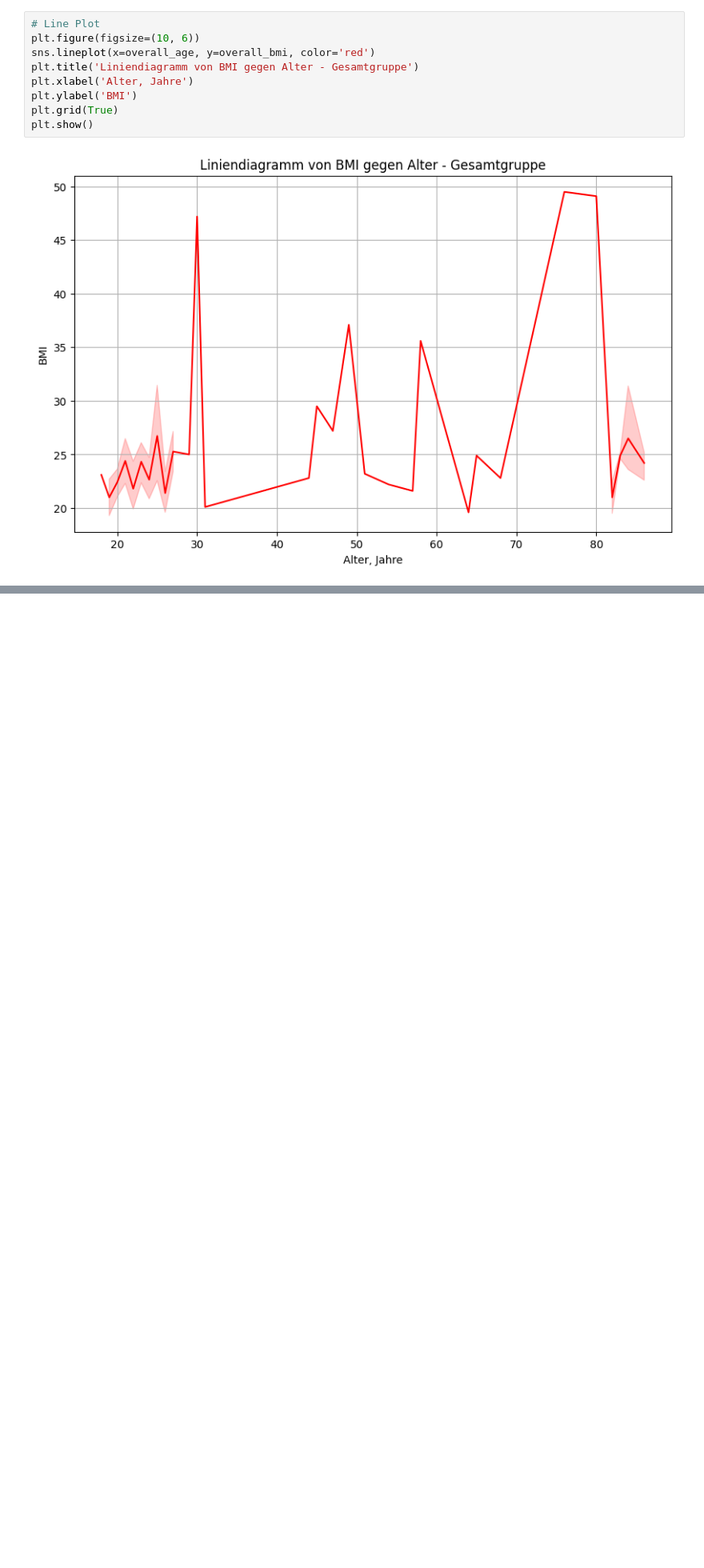
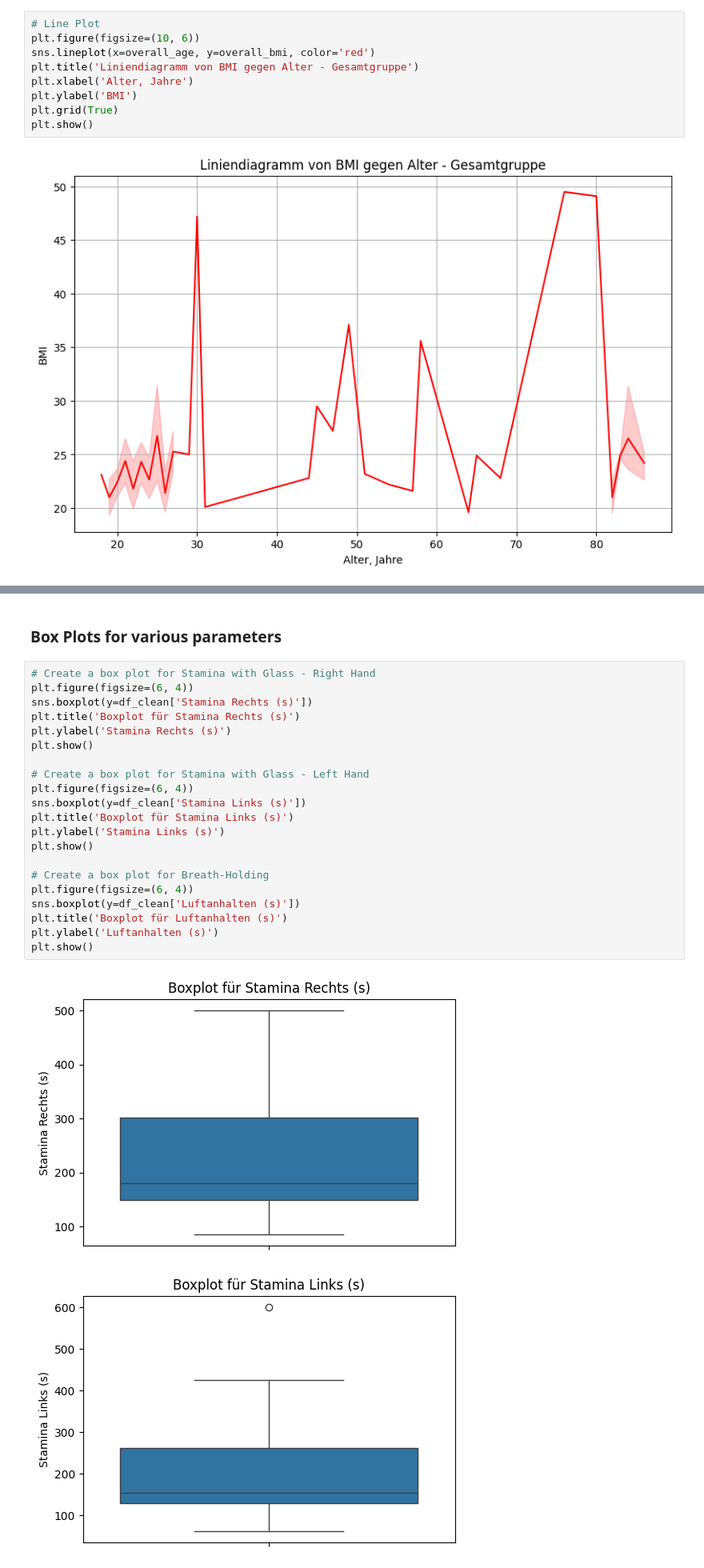
Before and after one commit to AbdallahAbou/Advanced_Statistical_Analysis, a Jupyter notebook: notebooks/statistical_study_notebook.ipynb, the cells around one changed output, grey strips where cells are left out. Shown at 80% size. Cells and saved outputs as stored; diff of their text form; blank space fills up the shorter version.

```diff
--- a/notebooks/statistical_study_notebook.ipynb
+++ b/notebooks/statistical_study_notebook.ipynb
@@ -260,0 +279,26 @@ plt.show()
+# %% [markdown]
+### Box Plots for various parameters
+# %%
+# Create a box plot for Stamina with Glass - Right Hand
+plt.figure(figsize=(6, 4))
+sns.boxplot(y=df_clean['Stamina Rechts (s)'])
+plt.title('Boxplot für Stamina Rechts (s)')
+plt.ylabel('Stamina Rechts (s)')
+plt.show()
+
+# Create a box plot for Stamina with Glass - Left Hand
+plt.figure(figsize=(6, 4))
+sns.boxplot(y=df_clean['Stamina Links (s)'])
+plt.title('Boxplot für Stamina Links (s)')
+plt.ylabel('Stamina Links (s)')
+plt.show()
+
+# Create a box plot for Breath-Holding
+plt.figure(figsize=(6, 4))
+sns.boxplot(y=df_clean['Luftanhalten (s)'])
+plt.title('Boxplot für Luftanhalten (s)')
+plt.ylabel('Luftanhalten (s)')
+plt.show()
+# %% [output]
+[figure, added]
+[figure, added]
```
Also changed, not shown: parts of 3 cells of this notebook.
